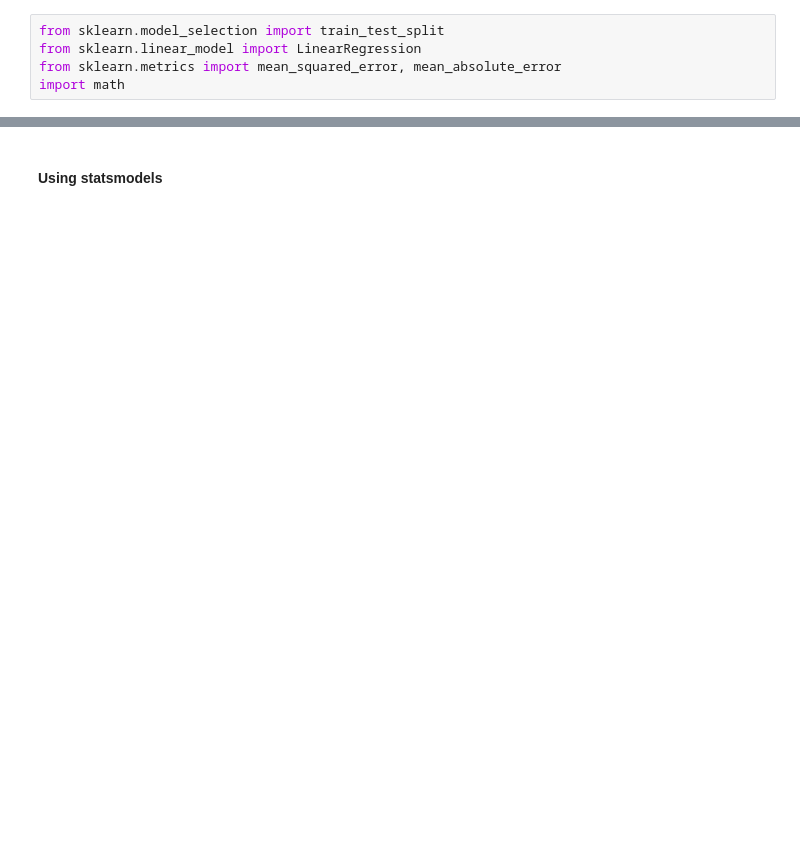
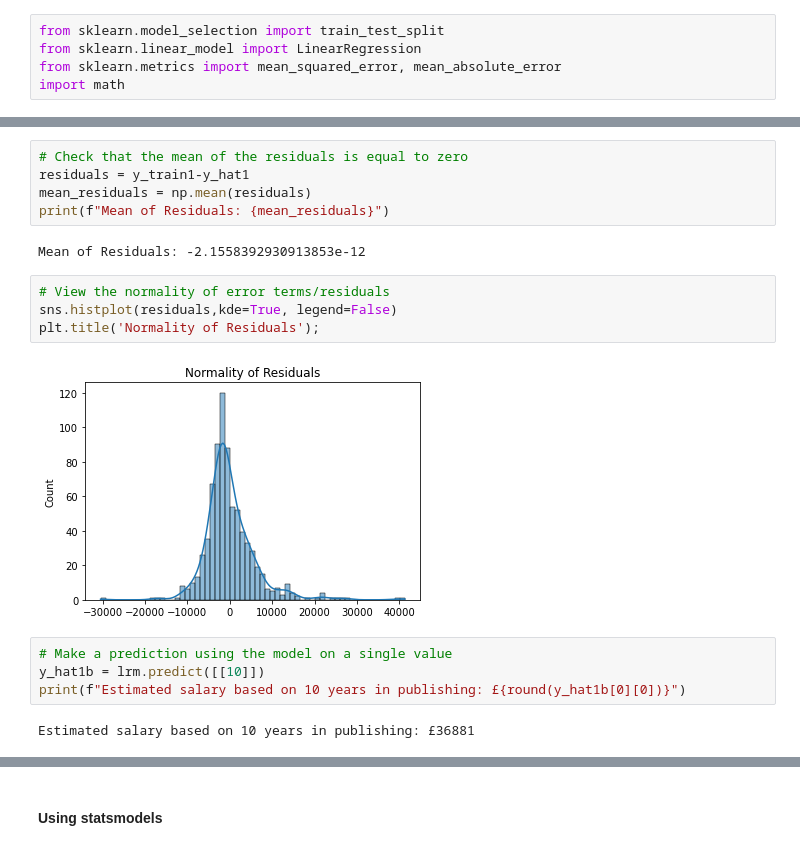
Before and after one commit to dan-grant-hunter/UK_Publishing_Analysis, a Jupyter notebook: book_publishing.ipynb, the cells around one changed output, grey strips where cells are left out. Cells and saved outputs as stored; diff of their text form; blank space fills up the shorter version.

Commit message:
Added comments to model building section

```diff
--- a/book_publishing.ipynb
+++ b/book_publishing.ipynb
@@ -708,0 +705,19 @@ plt.show()
+# %%
+# Check that the mean of the residuals is equal to zero
+residuals = y_train1-y_hat1
+mean_residuals = np.mean(residuals)
+print(f"Mean of Residuals: {mean_residuals}")
+# %% [output]
+Mean of Residuals: -2.1558392930913853e-12
+# %%
+# View the normality of error terms/residuals
+sns.histplot(residuals,kde=True, legend=False)
+plt.title('Normality of Residuals');
+# %% [output]
+[figure, added]
+# %%
+# Make a prediction using the model on a single value
+y_hat1b = lrm.predict([[10]])
+print(f"Estimated salary based on 10 years in publishing: £{round(y_hat1b[0][0])}")
+# %% [output]
+Estimated salary based on 10 years in publishing: £36881
```
Also changed, not shown: parts of 54 cells of this notebook.
